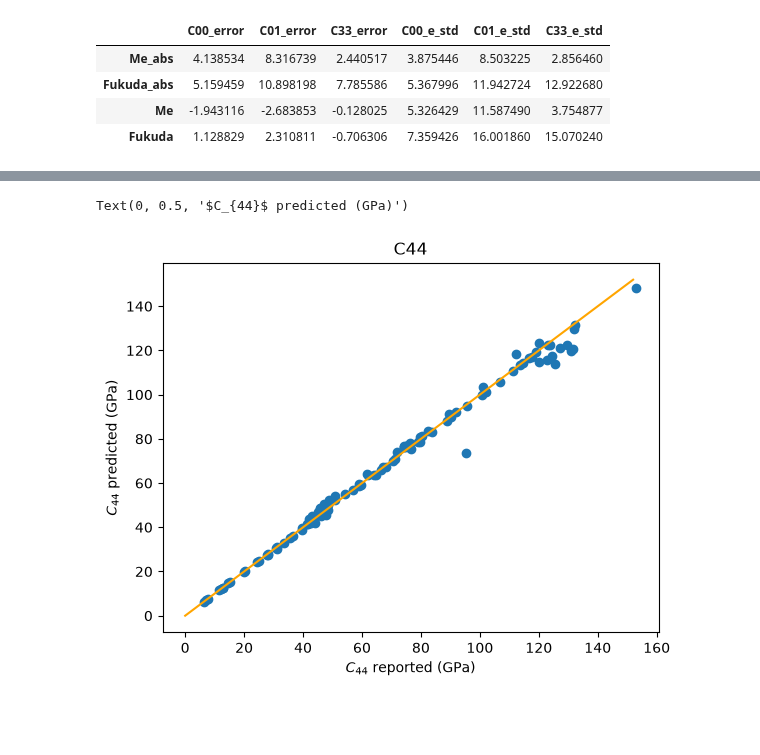
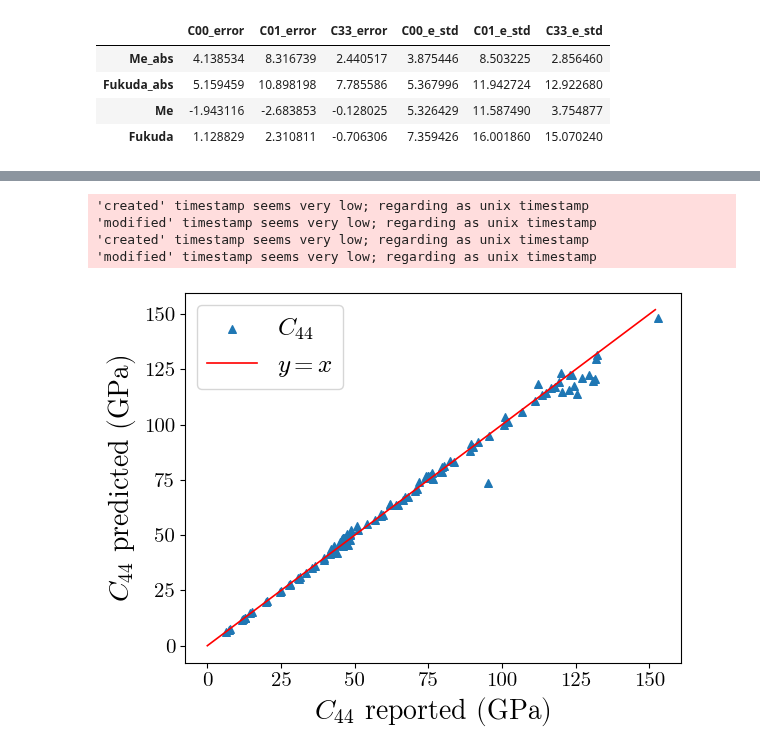
Before and after one commit to cubos-d/RUSpectroscopy_Tools, a Jupyter notebook: notebooks/look_cubic_model_fancy.ipynb, the cells around one changed output, grey strips where cells are left out. Saved outputs shown, nothing was run; the diff lists cells and outputs as text; code cells hidden in the pictures; blank space fills up the shorter version.

```diff
--- a/notebooks/look_cubic_model_fancy.ipynb
+++ b/notebooks/look_cubic_model_fancy.ipynb
@@ -326,12 +358,18 @@ Text(0, 0.5, '$C_{12}$ predicted (GPa)')
 # %%
 fig_scz = plt.figure()
 ax3 =fig_scz.add_subplot(111)
 ref3 = range(int(max(df_reporte.T["C44_Reported(Gpa)"])))
-ax3.scatter(df_reporte.T["C44_Reported(Gpa)"], df_reporte.T["C44_Pred(Me)"])
-ax3.set_title("C44")
-ax3.plot(list(ref3), list(ref3), color = "orange")
-ax3.set_xlabel(r"$C_{44}$ reported (GPa)")
-ax3.set_ylabel(r"$C_{44}$ predicted (GPa)")
+ax3.scatter(df_reporte.T["C44_Reported(Gpa)"], df_reporte.T["C44_Pred(Me)"], marker="^", s=30)
+ax3.plot(list(ref3), list(ref3), color = line_color)
+ax3.set_xlabel(r"$C_{44}$ reported (GPa)", fontsize = labels_fontsize)
+ax3.set_ylabel(r"$C_{44}$ predicted (GPa)", fontsize = labels_fontsize)
+ax3.tick_params(axis='x', labelsize=15)
+ax3.tick_params(axis='y', labelsize=15)
+ax3.legend([r"$C_{44}$", r"$y = x$"], fontsize = 18)
+plt.savefig("../Thesis_Docs/pictures/fig34_C44.pdf", bbox_inches="tight", pad_inches=0)
 # %% [output]
-Text(0, 0.5, '$C_{44}$ predicted (GPa)')
+'created' timestamp seems very low; regarding as unix timestamp
+'modified' timestamp seems very low; regarding as unix timestamp
+'created' timestamp seems very low; regarding as unix timestamp
+'modified' timestamp seems very low; regarding as unix timestamp
-[figure, old version]
+[figure, new version]
```
Also changed, not shown: parts of 7 cells of this notebook, 1 other file.
